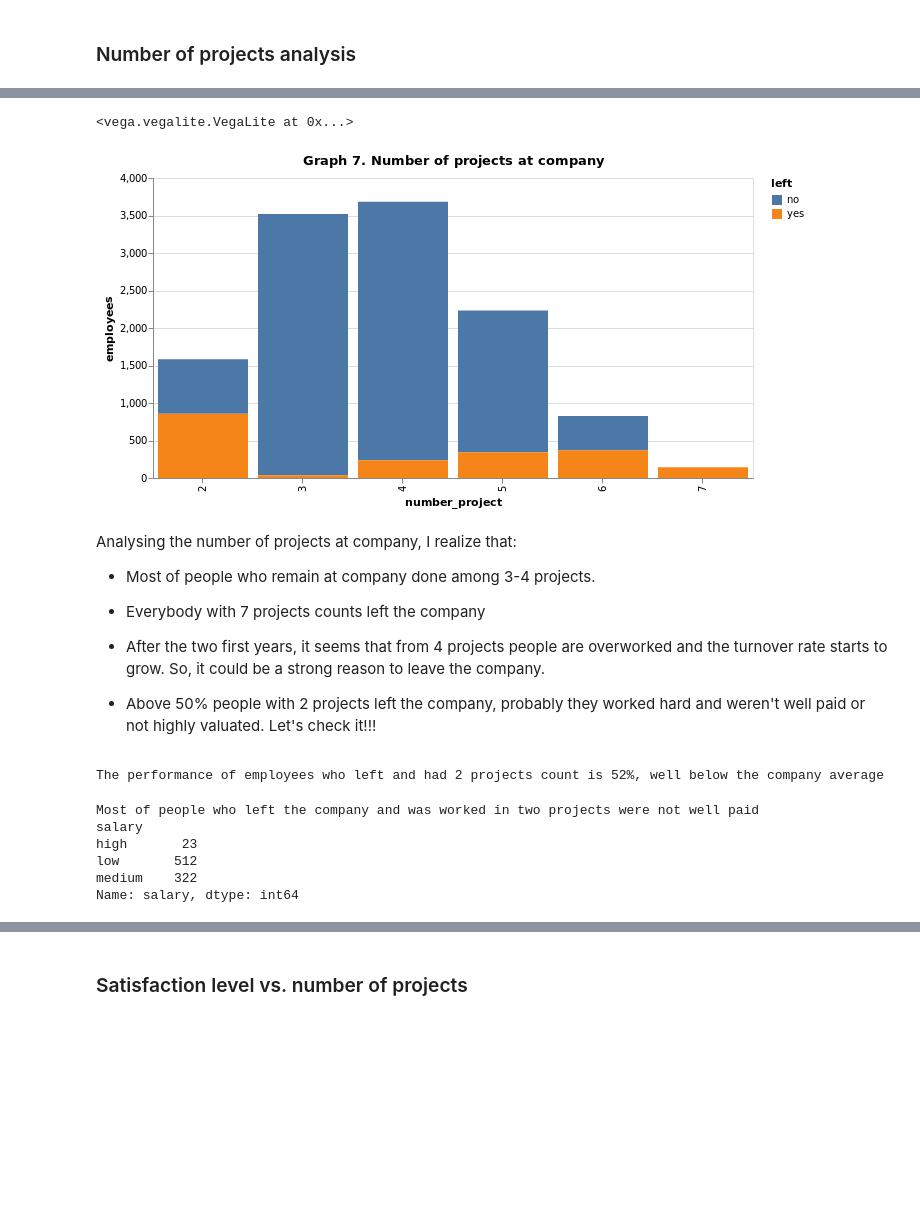
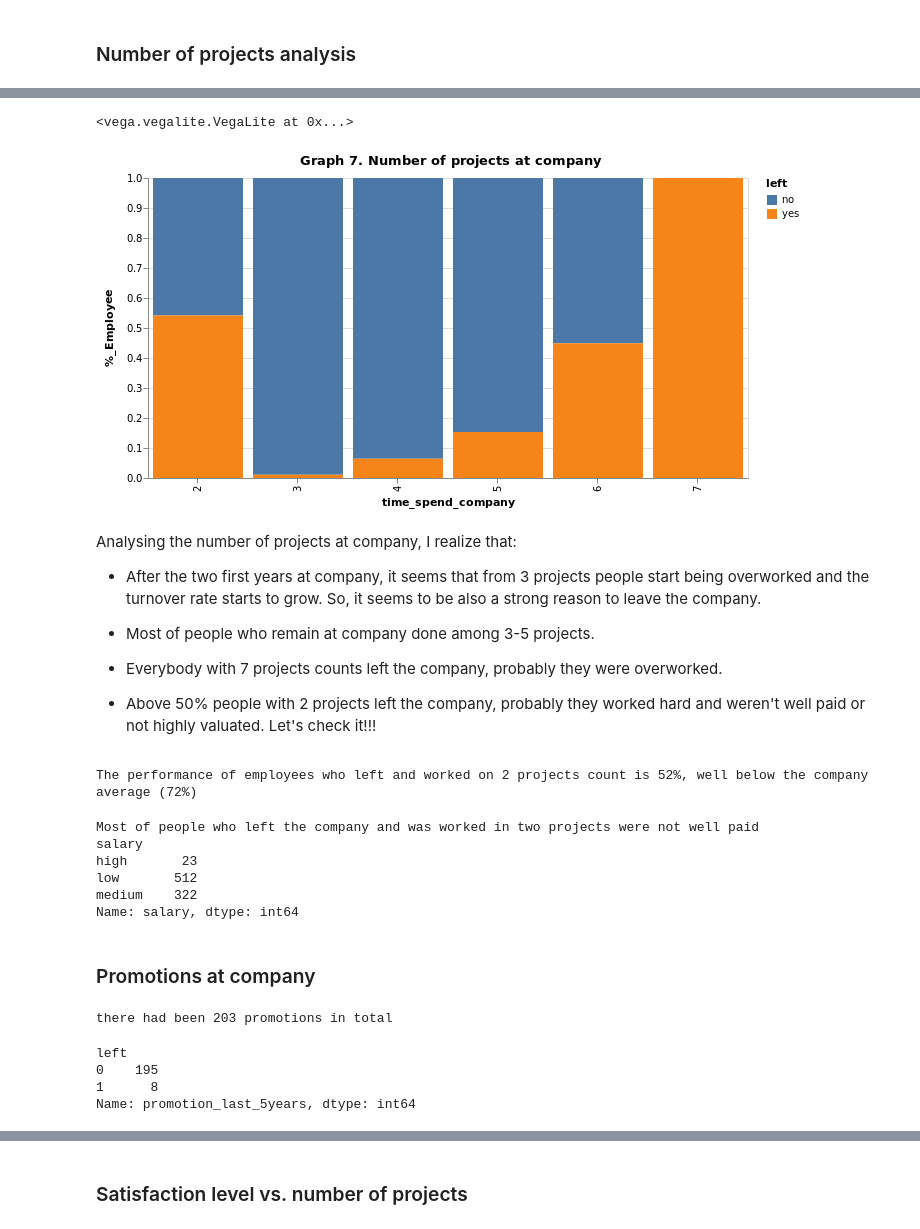
Before and after one commit to MariaGamero/TFM-ReasonsforEmployeeTurnover, a Jupyter notebook: 0.DataScrubbing.ipynb, the cells around one changed output, grey strips where cells are left out. Cells and saved outputs as stored; diff of their text form; code cells hidden in the pictures; blank space fills up the shorter version.

Commit message:
some analisys added

```diff
--- a/0.DataScrubbing.ipynb
+++ b/0.DataScrubbing.ipynb
@@ -446,0 +493,7 @@ project_analisys
+# %%
+#I will do the same analysis as before (base 100):
+number_projects = hr_no_dupl.groupby(['number_project', 'left']).size()
+number_projects_percentaje = number_projects.groupby(level=[0]).apply(lambda x: x / x.sum()).reset_index()
+#change the name of columns
+number_projects_percentaje.columns = ['time_spend_company', 'left', '%_Employee']
+number_projects_percentaje
@@ -447,32 +513,37 @@ project_analisys
 # %%
-#legend
-project_analisys['left']=project_analisys['left'].map({0:'no',1:'yes'})
-
-#Graph:
-alt.Chart(project_analisys).mark_bar().encode(
-    x="number_project:N",
-    y="employees:Q",
+#legend:
+number_projects_percentaje['left']=number_projects_percentaje['left'].map({0:'no',1:'yes'})
+#graph:
+alt.Chart(number_projects_percentaje.reset_index()).mark_bar().encode(
+    x="time_spend_company:N",
+    y="%_Employee:Q",
     color="left:N"
 ).properties(
     title="Graph 7. Number of projects at company",
     width=600
 ).interactive()
 # %% [output]
 <vega.vegalite.VegaLite at 0x...>
-[figure, old version]
+[figure, new version]
 # %% [markdown]
 Analysing the number of projects at company, I realize that:
 
-* Most of people who remain at company done among 3-4 projects.
+* After the two first years at company, it seems that from 3 projects people start being overworked and the turnover rate starts to grow. So, it seems to be also a strong reason to leave the company.
 
-* Everybody with 7 projects counts  left the company
 
-* After the two first years, it seems that from 4 projects people are overworked and the turnover rate starts to grow. So, it could be a strong reason to leave the company.
+* Most of people who remain at company done among 3-5 projects.
+
+
+* Everybody with 7 projects counts left the company, probably they were overworked.
+
 
 * Above 50% people with 2 projects left the company, probably they worked hard and weren't well paid or not highly valuated. Let's check it!!!
 # %%
-#performance:
-print('The performance of employees who left and had 2 projects count is %.f'%(people_who_leave[(people_who_leave['number_project'] ==2)]['last_evaluation'].mean()*100) + '%, well below the company average')
+#On one hand, the performance of employees who left the company and worked on 2 projects count is undervalued
+
+print('The performance of employees who left and worked on 2 projects count is %.f'%(people_who_leave[(people_who_leave['number_project'] ==2)]['last_evaluation'].mean()*100) +
+      '%, well below the company average '+
+      '(%.f'%(hr_no_dupl.last_evaluation.mean()*100)+'%)')
 # %% [output]
-The performance of employees who left and had 2 projects count is 52%, well below the company average
+The performance of employees who left and worked on 2 projects count is 52%, well below the company average (72%)
 # %%
@@ -486,3 +558,17 @@ high       23
 low       512
 medium    322
 Name: salary, dtype: int64
+# %% [markdown]
+### Promotions at company
+# %%
+print('there had been %.f'%(hr_no_dupl[hr_no_dupl['promotion_last_5years']==1]['left'].count())+' promotions in total')
+# %% [output]
+there had been 203 promotions in total
+# %%
+#Promotions breakdown by type of employees:
+hr_no_dupl.groupby(['left'])['promotion_last_5years'].sum()
+# %% [output]
+left
+0    195
+1      8
+Name: promotion_last_5years, dtype: int64
```
Also changed, not shown: parts of 16 cells of this notebook.
